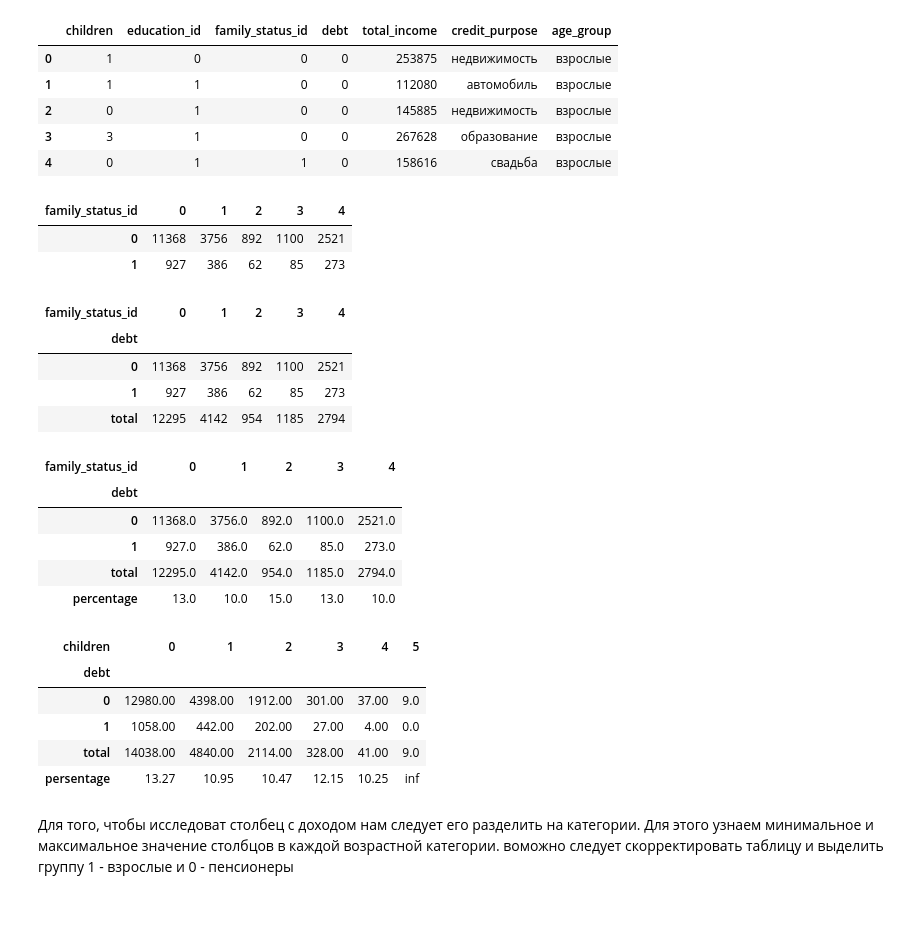
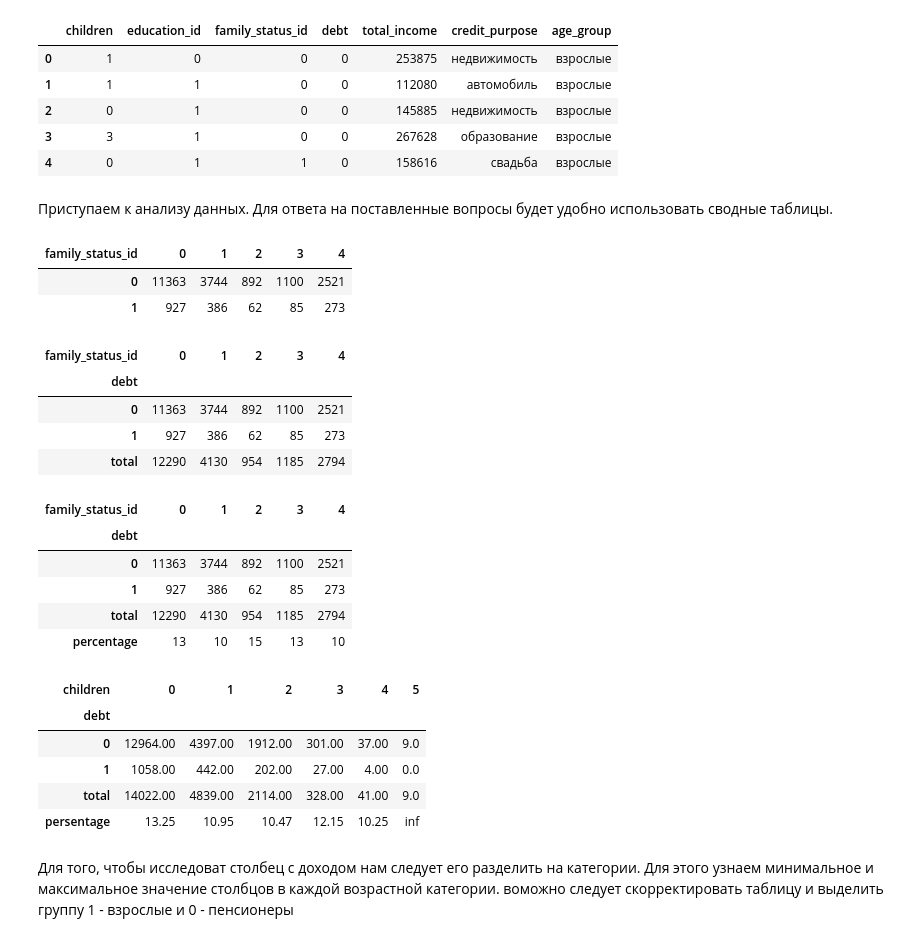
Before and after one commit to TinaMontana44/TM44, a Jupyter notebook: 1st/first.ipynb, the cells around one changed output. Drawn from its saved outputs; the diff is of its cells as text; code cells hidden in the pictures; blank space fills up the shorter version.

```diff
--- a/1st/first.ipynb
+++ b/1st/first.ipynb
@@ -72,6 +87,6 @@ memory usage: 2.0+ MB
 # %%
-data['education'].str.lower()
-data['family_status'].str.lower()
-data['gender'].str.lower()
-data['income_type'].str.lower()
-data['purpose'].str.lower()
+data['education'] = data['education'].str.lower()
+data['family_status'] = data['family_status'].str.lower()
+data['gender'] = data['gender'].str.lower()
+data['income_type'] = data['income_type'].str.lower()
+data['purpose'] = data['purpose'].str.lower()
@@ -666,35 +672,38 @@ data_sort.head()
 | 2 | 0 | 1 | 0 | 0 | 145885 | недвижимость | взрослые |
 | 3 | 3 | 1 | 0 | 0 | 267628 | образование | взрослые |
 | 4 | 0 | 1 | 1 | 0 | 158616 | свадьба | взрослые |
+# %% [markdown]
+Приступаем к анализу данных. Для ответа на поставленные вопросы будет удобно использовать сводные таблицы.
 # %%
 data_family = data_sort.pivot_table(index=['debt'], columns='family_status_id', values='children', aggfunc='count')
-data_pivot
 data_family.reset_index(drop=True)
 #мы создали сводную таблицу
 #затем посчитаем данные в процентном соотношении
 # %% [output]
 | family_status_id | 0 | 1 | 2 | 3 | 4 |
-| 0 | 11368 | 3756 | 892 | 1100 | 2521 |
+| 0 | 11363 | 3744 | 892 | 1100 | 2521 |
 | 1 | 927 | 386 | 62 | 85 | 273 |
 # %%
 data_family.loc['total'] = data_family.loc[0] + data_family.loc[1]
 data_family
+#посчитали общее количество данных по каждому статусу
 # %% [output]
 | family_status_id | 0 | 1 | 2 | 3 | 4 |
 | debt |  |  |  |  |  |
-| 0 | 11368 | 3756 | 892 | 1100 | 2521 |
+| 0 | 11363 | 3744 | 892 | 1100 | 2521 |
 | 1 | 927 | 386 | 62 | 85 | 273 |
-| total | 12295 | 4142 | 954 | 1185 | 2794 |
+| total | 12290 | 4130 | 954 | 1185 | 2794 |
 # %%
 data_family.loc['percentage'] = (data_family.loc['total'] / data_family.loc[1]).astype(int)
 data_family
+#посчитали процентное отношение для удобства сравнения результатов
 # %% [output]
 | family_status_id | 0 | 1 | 2 | 3 | 4 |
 | debt |  |  |  |  |  |
-| 0 | 11368.0 | 3756.0 | 892.0 | 1100.0 | 2521.0 |
-| 1 | 927.0 | 386.0 | 62.0 | 85.0 | 273.0 |
-| total | 12295.0 | 4142.0 | 954.0 | 1185.0 | 2794.0 |
-| percentage | 13.0 | 10.0 | 15.0 | 13.0 | 10.0 |
+| 0 | 11363 | 3744 | 892 | 1100 | 2521 |
+| 1 | 927 | 386 | 62 | 85 | 273 |
+| total | 12290 | 4130 | 954 | 1185 | 2794 |
+| percentage | 13 | 10 | 15 | 13 | 10 |
 # %%
 data_children = data_sort.pivot_table(index=['debt'], columns='children', values='total_income', aggfunc='count')
 data_children
@@ -707,13 +716,15 @@ data_children.loc['total'] = data_children.loc[0] + data_children.loc[1]
 data_children
 data_children.loc['persentage'] = round(data_children.loc['total'] / data_children.loc[1], 2)
 data_children
+#посчитали общее количество данных по каждому статусу
+#посчитали процентное отношение для удобства сравнения результатов
 # %% [output]
 | children | 0 | 1 | 2 | 3 | 4 | 5 |
 | debt |  |  |  |  |  |  |
-| 0 | 12980.00 | 4398.00 | 1912.00 | 301.00 | 37.00 | 9.0 |
+| 0 | 12964.00 | 4397.00 | 1912.00 | 301.00 | 37.00 | 9.0 |
 | 1 | 1058.00 | 442.00 | 202.00 | 27.00 | 4.00 | 0.0 |
-| total | 14038.00 | 4840.00 | 2114.00 | 328.00 | 41.00 | 9.0 |
-| persentage | 13.27 | 10.95 | 10.47 | 12.15 | 10.25 | inf |
+| total | 14022.00 | 4839.00 | 2114.00 | 328.00 | 41.00 | 9.0 |
+| persentage | 13.25 | 10.95 | 10.47 | 12.15 | 10.25 | inf |
 # %% [markdown]
 Для того, чтобы исследоват столбец с доходом нам следует его разделить на категории. Для этого узнаем минимальное и максимальное значение столбцов в каждой возрастной категории. воможно следует скорректировать таблицу и  выделить группу 1 - взрослые и 0 - пенсионеры
 # %%
```
Also changed, not shown: parts of 97 cells of this notebook.
